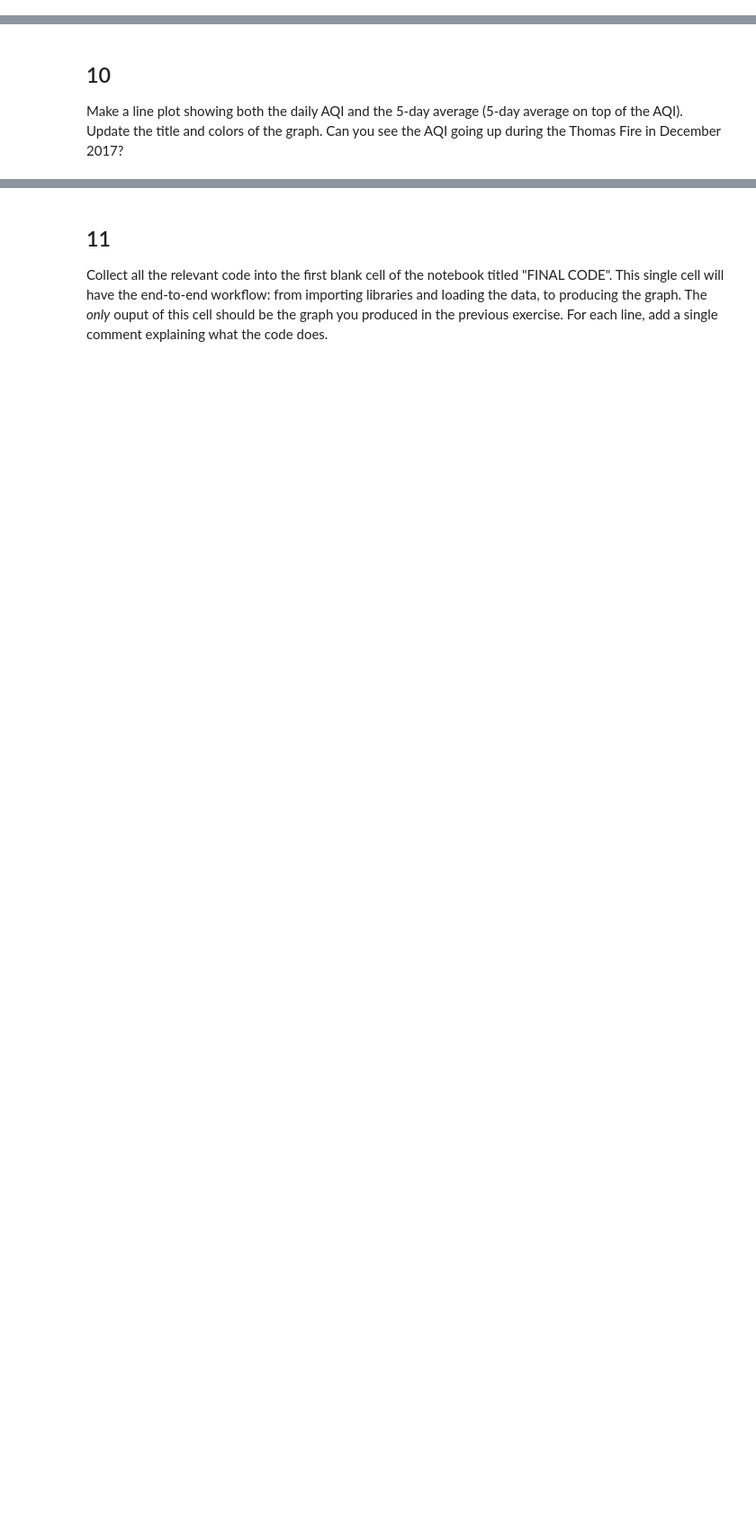
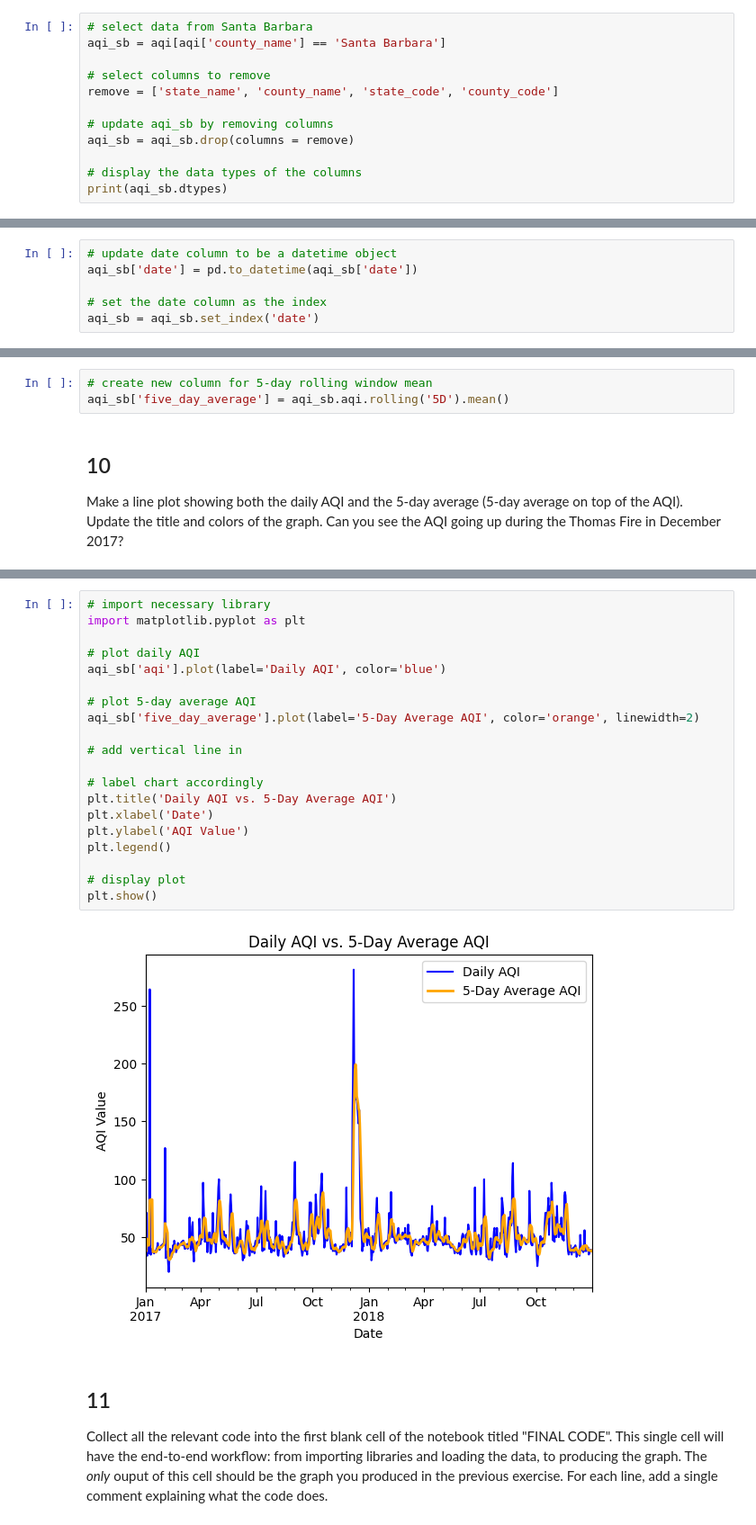
Before and after one commit to maxwellpatt/eds220-hwk-2, a Jupyter notebook: hwk2-task2-aqi.ipynb, the cells around one changed output, grey strips where cells are left out. Shown at 90% size. Drawn from its saved outputs; the diff is of its cells as text; blank space fills up the shorter version.

```diff
--- a/hwk2-task2-aqi.ipynb
+++ b/hwk2-task2-aqi.ipynb
@@ -156,0 +187,12 @@ In the next cell:
+# %%
+# select data from Santa Barbara
+aqi_sb = aqi[aqi['county_name'] == 'Santa Barbara']
+
+# select columns to remove
+remove = ['state_name', 'county_name', 'state_code', 'county_code']
+
+# update aqi_sb by removing columns
+aqi_sb = aqi_sb.drop(columns = remove)
+
+# display the data types of the columns
+print(aqi_sb.dtypes)
@@ -164,3 +214,9 @@ In the next cell:
+# %%
+# update date column to be a datetime object
+aqi_sb['date'] = pd.to_datetime(aqi_sb['date'])
+
+# set the date column as the index
+aqi_sb = aqi_sb.set_index('date')
 # %% [markdown]
 ## 7
 In the next cell, check that you've updated the index by accessing the index of `aqi_sb`  by running `aqi_sb.index`. Add in a comment what is the data type (dtype) of the index.
@@ -191,3 +273,6 @@ Without creating any new variables, add the mean of the AQI over a 5-day rolling
+# %%
+# create new column for 5-day rolling window mean
+aqi_sb['five_day_average'] = aqi_sb.aqi.rolling('5D').mean()
 # %% [markdown]
 ## 10
 Make a line plot showing both the daily AQI and the 5-day average (5-day average on top of the AQI). Update the title and colors of the graph. Can you see the AQI going up during the Thomas Fire in December 2017?
@@ -196,3 +279,25 @@ Make a line plot showing both the daily AQI and the 5-day average (5-day average
+# %%
+# import necessary library
+import matplotlib.pyplot as plt
+
+# plot daily AQI
+aqi_sb['aqi'].plot(label='Daily AQI', color='blue')
+
+# plot 5-day average AQI
+aqi_sb['five_day_average'].plot(label='5-Day Average AQI', color='orange', linewidth=2)
+
+# add vertical line in
+
+# label chart accordingly
+plt.title('Daily AQI vs. 5-Day Average AQI')
+plt.xlabel('Date')
+plt.ylabel('AQI Value')
+plt.legend()
+
+# display plot
+plt.show()
+# %% [output]
+[figure, added]
 # %% [markdown]
 ## 11
 
```
Also changed, not shown: parts of 12 cells of this notebook.
